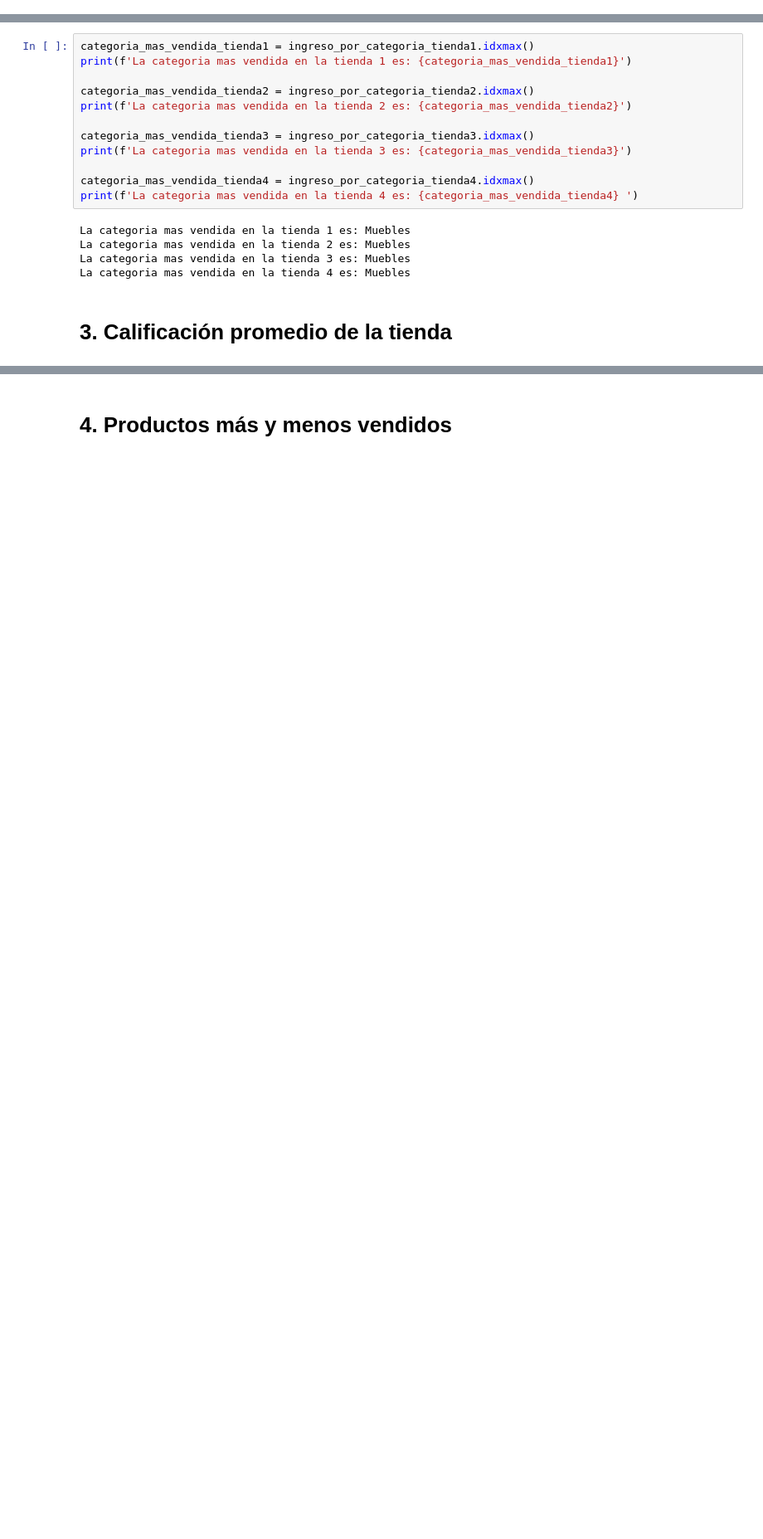
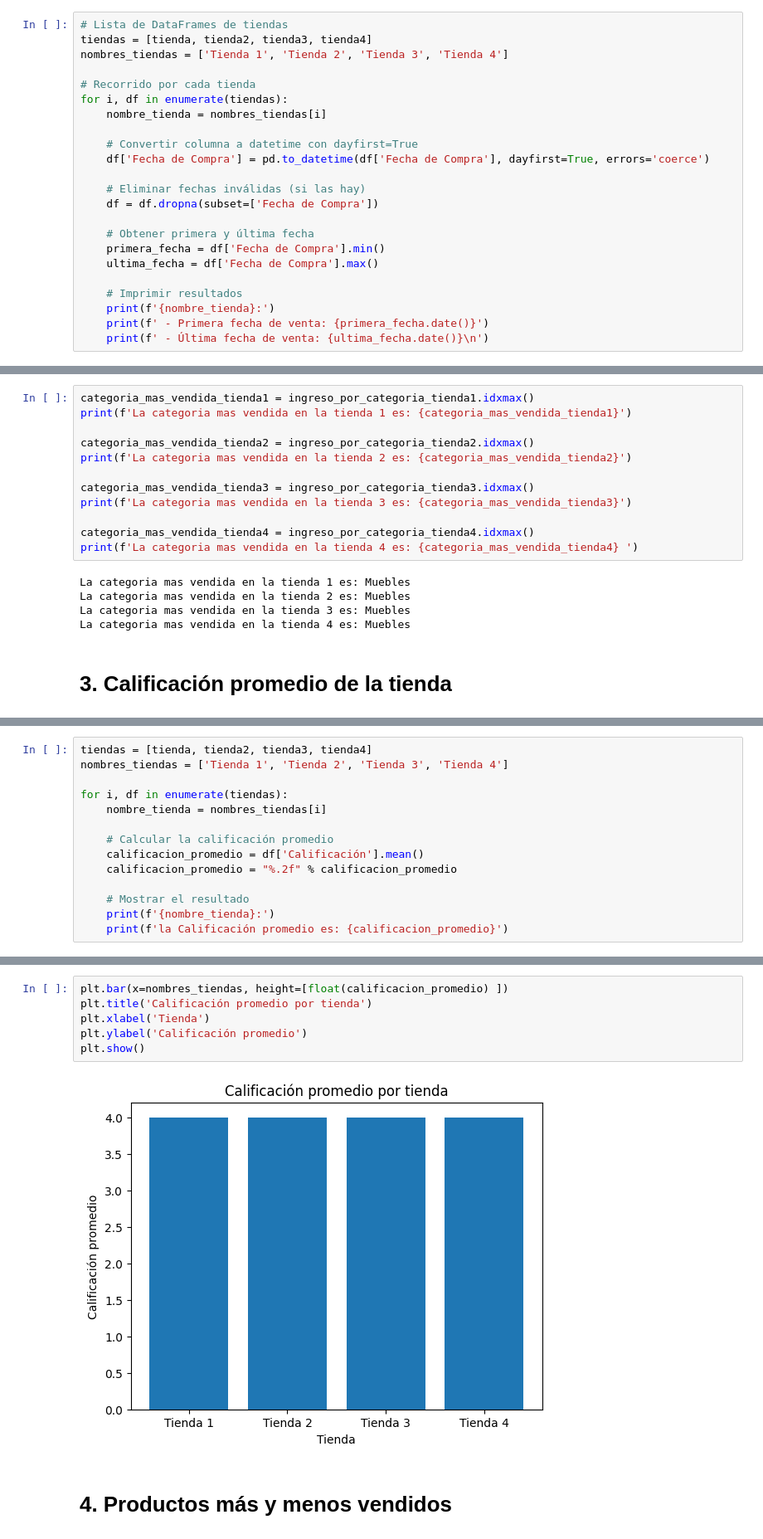
Before and after one commit to arnaldourbina/challenge1-data-science-latam, a Jupyter notebook: AluraStoreLatam.ipynb, the cells around one changed output, grey strips where cells are left out. Shown at 83% size. Saved outputs shown, nothing was run; the diff lists cells and outputs as text; blank space fills up the shorter version.

```diff
--- a/AluraStoreLatam.ipynb
+++ b/AluraStoreLatam.ipynb
@@ -23,3 +23,26 @@ tienda.head()
 | 2 | Juego de mesa | Juguetes | 209600.0 | 15900.0 | 15/03/2021 | Juan Fernandez | Cartagena | ... |
 | 3 | Microondas | Electrodomésticos | 757500.0 | 41000.0 | 03/05/2022 | Juan Fernandez | Cali | ... |
 | 4 | Silla de oficina | Muebles | 335200.0 | 20200.0 | 07/11/2020 | Maria Alfonso | Medellín | ... |
+# %%
+# Lista de DataFrames de tiendas
+tiendas = [tienda, tienda2, tienda3, tienda4]
+nombres_tiendas = ['Tienda 1', 'Tienda 2', 'Tienda 3', 'Tienda 4']
+
+# Recorrido por cada tienda
+for i, df in enumerate(tiendas):
+    nombre_tienda = nombres_tiendas[i]
+
+    # Convertir columna a datetime con dayfirst=True
+    df['Fecha de Compra'] = pd.to_datetime(df['Fecha de Compra'], dayfirst=True, errors='coerce')
+
+    # Eliminar fechas inválidas (si las hay)
+    df = df.dropna(subset=['Fecha de Compra'])
+
+    # Obtener primera y última fecha
+    primera_fecha = df['Fecha de Compra'].min()
+    ultima_fecha = df['Fecha de Compra'].max()
+
+    # Imprimir resultados
+    print(f'{nombre_tienda}:')
+    print(f' - Primera fecha de venta: {primera_fecha.date()}')
+    print(f' - Última fecha de venta: {ultima_fecha.date()}\n')
@@ -128,0 +173,14 @@ grafico_calificaciones =
+# %%
+tiendas = [tienda, tienda2, tienda3, tienda4]
+nombres_tiendas = ['Tienda 1', 'Tienda 2', 'Tienda 3', 'Tienda 4']
+
+for i, df in enumerate(tiendas):
+    nombre_tienda = nombres_tiendas[i]
+
+    # Calcular la calificación promedio
+    calificacion_promedio = df['Calificación'].mean()
+    calificacion_promedio = "%.2f" % calificacion_promedio
+
+    # Mostrar el resultado
+    print(f'{nombre_tienda}:')
+    print(f'la Calificación promedio es: {calificacion_promedio}')
@@ -129,3 +196,11 @@ grafico_calificaciones =
+# %%
+plt.bar(x=nombres_tiendas, height=[float(calificacion_promedio) ])
+plt.title('Calificación promedio por tienda')
+plt.xlabel('Tienda')
+plt.ylabel('Calificación promedio')
+plt.show()
+# %% [output]
+[figure, added]
 # %% [markdown]
 # 4. Productos más y menos vendidos
 # %%
```
Also changed, not shown: parts of 10 cells of this notebook.
